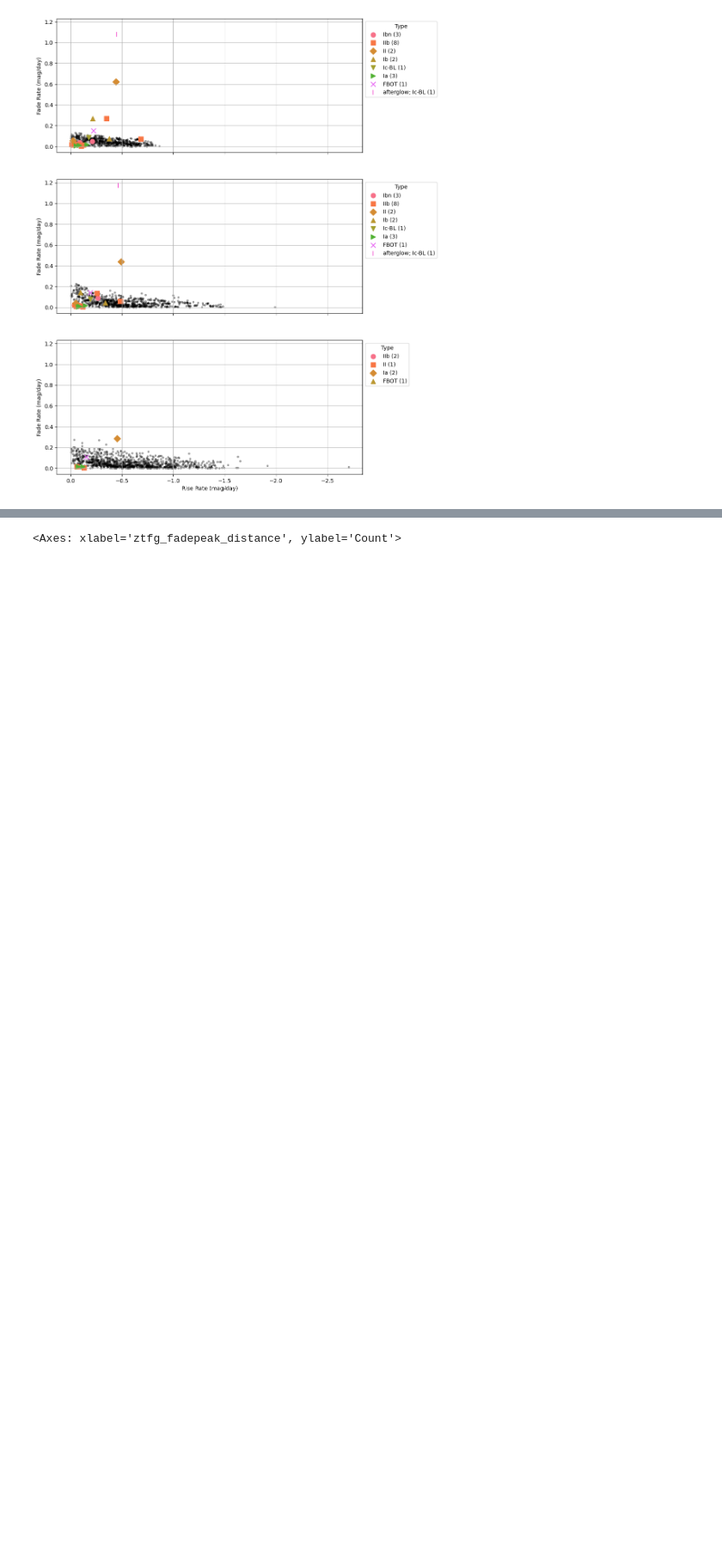
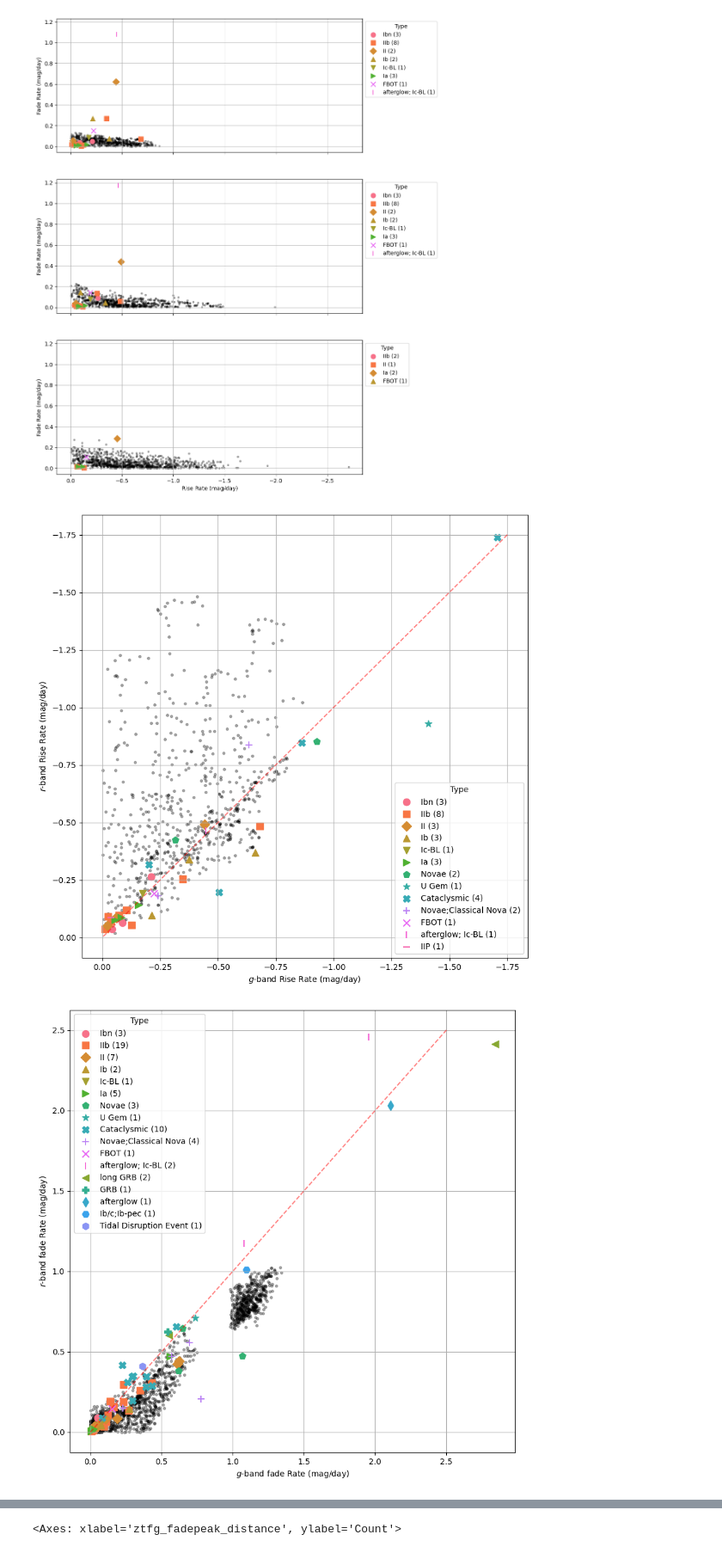
Before and after one commit to tylerbarna/kn-imposters, a Jupyter notebook: gp_calculations.ipynb, the cells around one changed output, grey strips where cells are left out. Shown at 86% size. Saved outputs shown, nothing was run; the diff lists cells and outputs as text; code cells hidden in the pictures; blank space fills up the shorter version.

```diff
--- a/gp_calculations.ipynb
+++ b/gp_calculations.ipynb
@@ -766,6 +768,51 @@ plt.savefig('figures/rise_rate_vs_fade_rate.pdf', bbox_inches='tight')
 plt.show()
 # %% [output]
 [figure]
+# %%
+fig, ax = plt.subplots(1, 1, figsize=(10, 10),
+                       sharex=True,sharey=True)
+ax.grid()
+ax.scatter(df_2019[df_2019[f'ztfr_rise_rate'] > -1.75][f'ztfg_rise_rate'], df_2019[df_2019[f'ztfr_rise_rate'] > -1.75][f'ztfr_rise_rate'], alpha=0.3,color='k',marker='.')
+ax.plot(np.linspace(-1.75,0,100), np.linspace(-1.75,0,100), color='r', linestyle='--',alpha=0.5)
+for type_ in df_rates['type'].unique():
+    df_class = df_rates[(df_rates['type'] == type_) & (df_rates['ztfg_rise_rate'].notnull()) & (df_rates['ztfr_rise_rate'].notnull())]
+    if len(df_class) > 0:
+        ax.scatter(df_class[f'ztfg_rise_rate'], df_class[f'ztfr_rise_rate'],
+                        color=type_style_dict[type_]['color'], marker=type_style_dict[type_]['marker'],
+                            s=75, label=type_)
+
+class_counts_ztfg_ztfr = df_rates[(df_rates['ztfg_rise_rate'].notnull()) & (df_rates['ztfr_rise_rate'].notnull())]['type'].value_counts().to_dict()
+handles, labels = ax.get_legend_handles_labels()
+new_labels = [f'{label} ({class_counts_ztfg_ztfr[label]})' for label in labels if label in class_counts_ztfg_ztfr]
+legend = ax.legend(handles, new_labels, title='Type')#, bbox_to_anchor=(1, 1), loc="upper left")
+ax.set_ylabel("$\it{r}$-band Rise Rate (mag/day)"), ax.set_xlabel("$\it{g}$-band Rise Rate (mag/day)");
+#plt.savefig('figures/ztfg_rise_rate_vs_ztfr_rise_rate.pdf', bbox_inches='tight')
+ax.invert_xaxis(), ax.invert_yaxis()
+plt.show()
+
+fig, ax = plt.subplots(1, 1, figsize=(10, 10),
+                       sharex=True,sharey=True)
+ax.grid()
+ax.scatter(df_2019[df_2019[f'ztfr_fade_rate'] > -1.75][f'ztfg_fade_rate'], df_2019[df_2019[f'ztfr_fade_rate'] > -1.75][f'ztfr_fade_rate'], alpha=0.3,color='k',marker='.')
+ax.plot(np.linspace(0,2.5,100), np.linspace(0,2.5,100), color='r', linestyle='--',alpha=0.5)
+for type_ in df_rates['type'].unique():
+    df_class = df_rates[(df_rates['type'] == type_) & (df_rates['ztfg_fade_rate'].notnull()) & (df_rates['ztfr_fade_rate'].notnull())]
+    if len(df_class) > 0:
+        ax.scatter(df_class[f'ztfg_fade_rate'], df_class[f'ztfr_fade_rate'],
+                        color=type_style_dict[type_]['color'], marker=type_style_dict[type_]['marker'],
+                            s=75, label=type_)
+
+class_counts_ztfg_ztfr = df_rates[(df_rates['ztfg_fade_rate'].notnull()) & (df_rates['ztfr_fade_rate'].notnull())]['type'].value_counts().to_dict()
+handles, labels = ax.get_legend_handles_labels()
+new_labels = [f'{label} ({class_counts_ztfg_ztfr[label]})' for label in labels if label in class_counts_ztfg_ztfr]
+legend = ax.legend(handles, new_labels, title='Type')#, bbox_to_anchor=(1, 1), loc="upper left")
+ax.set_ylabel("$\it{r}$-band fade Rate (mag/day)"), ax.set_xlabel("$\it{g}$-band fade Rate (mag/day)");
+#plt.savefig('figures/ztfg_fade_rate_vs_ztfr_fade_rate.pdf', bbox_inches='tight')
+#ax.invert_xaxis(), ax.invert_yaxis()
+plt.show()
+# %% [output]
+[figure, added]
+[figure, added]
 # %%
 def metric_distance(object, model_data):
     '''
```
Also changed, not shown: parts of 4 cells of this notebook, 4 other files.
